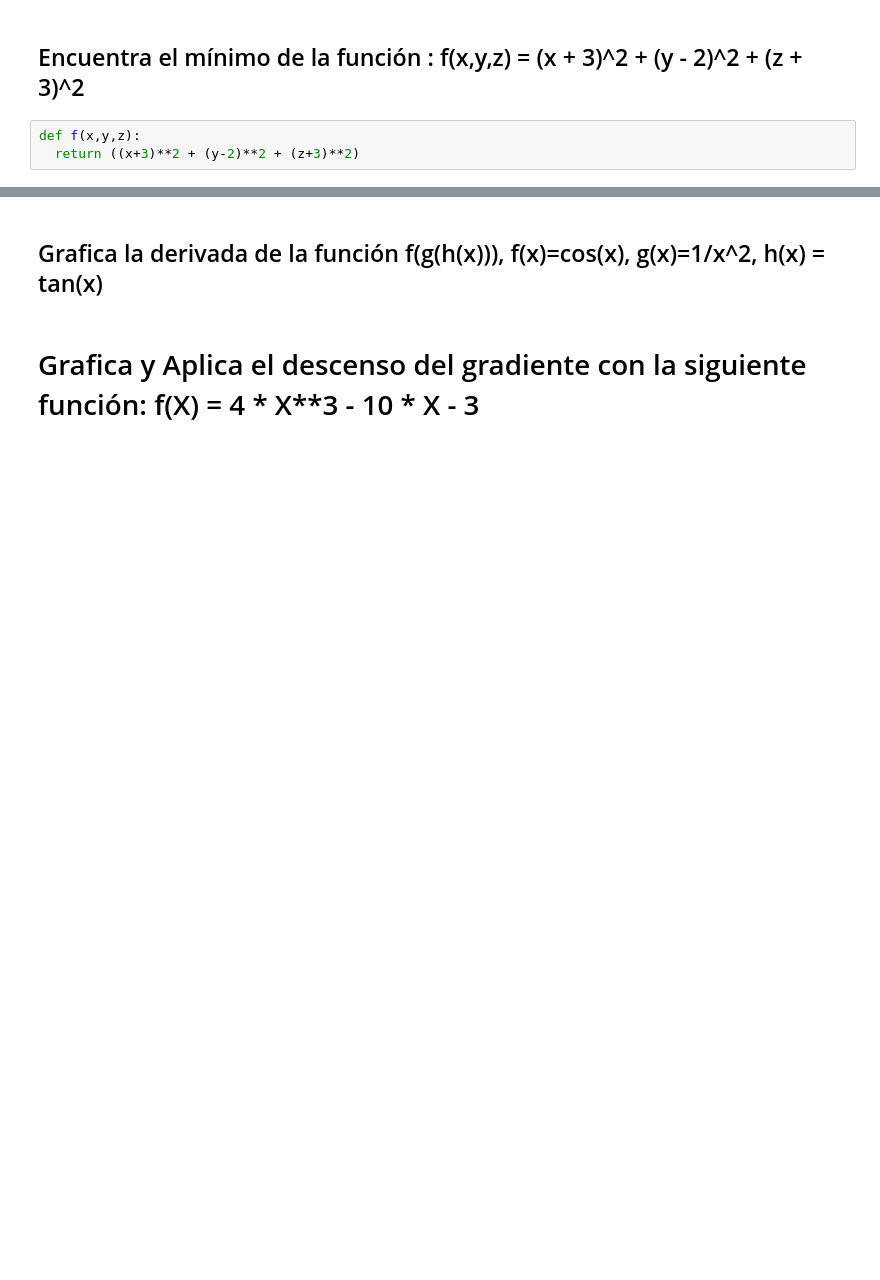
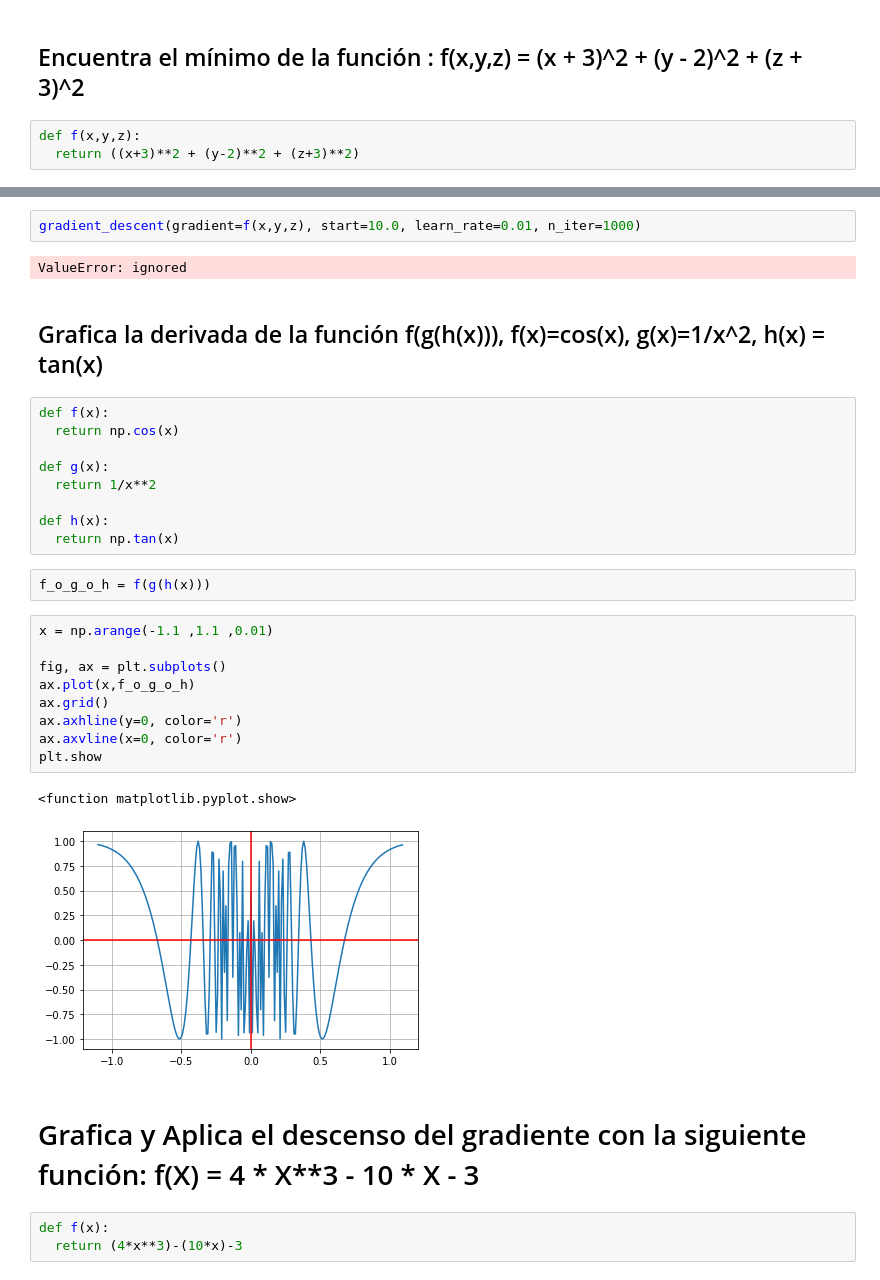
Before and after one commit to Riplecx/Prueba-repo, a Jupyter notebook: Copy_of_CalculoP1.ipynb, the cells around one changed output, grey strips where cells are left out. Cells and saved outputs as stored; diff of their text form; blank space fills up the shorter version.

```diff
--- a/Copy_of_CalculoP1.ipynb
+++ b/Copy_of_CalculoP1.ipynb
@@ -110,4 +103,34 @@ NameError: ignored
+# %%
+gradient_descent(gradient=f(x,y,z), start=10.0, learn_rate=0.01, n_iter=1000)
+# %% [output]
+ValueError: ignored
 # %% [markdown]
 ## Grafica la derivada de la función f(g(h(x))), f(x)=cos(x), g(x)=1/x^2, h(x) = tan(x)
+# %%
+def f(x):
+  return np.cos(x)
+
+def g(x):
+  return 1/x**2
+
+def h(x):
+  return np.tan(x)
+# %%
+f_o_g_o_h = f(g(h(x)))
+# %%
+x = np.arange(-1.1 ,1.1 ,0.01)
+
+fig, ax = plt.subplots()
+ax.plot(x,f_o_g_o_h)
+ax.grid()
+ax.axhline(y=0, color='r')
+ax.axvline(x=0, color='r')
+plt.show
+# %% [output]
+<function matplotlib.pyplot.show>
+[figure, added]
 # %% [markdown]
 # Grafica y Aplica el descenso del gradiente con la siguiente función: f(X) = 4 * X**3 - 10 * X - 3
+# %%
+def f(x):
+  return (4*x**3)-(10*x)-3
```
Also changed, not shown: parts of 19 cells of this notebook.
